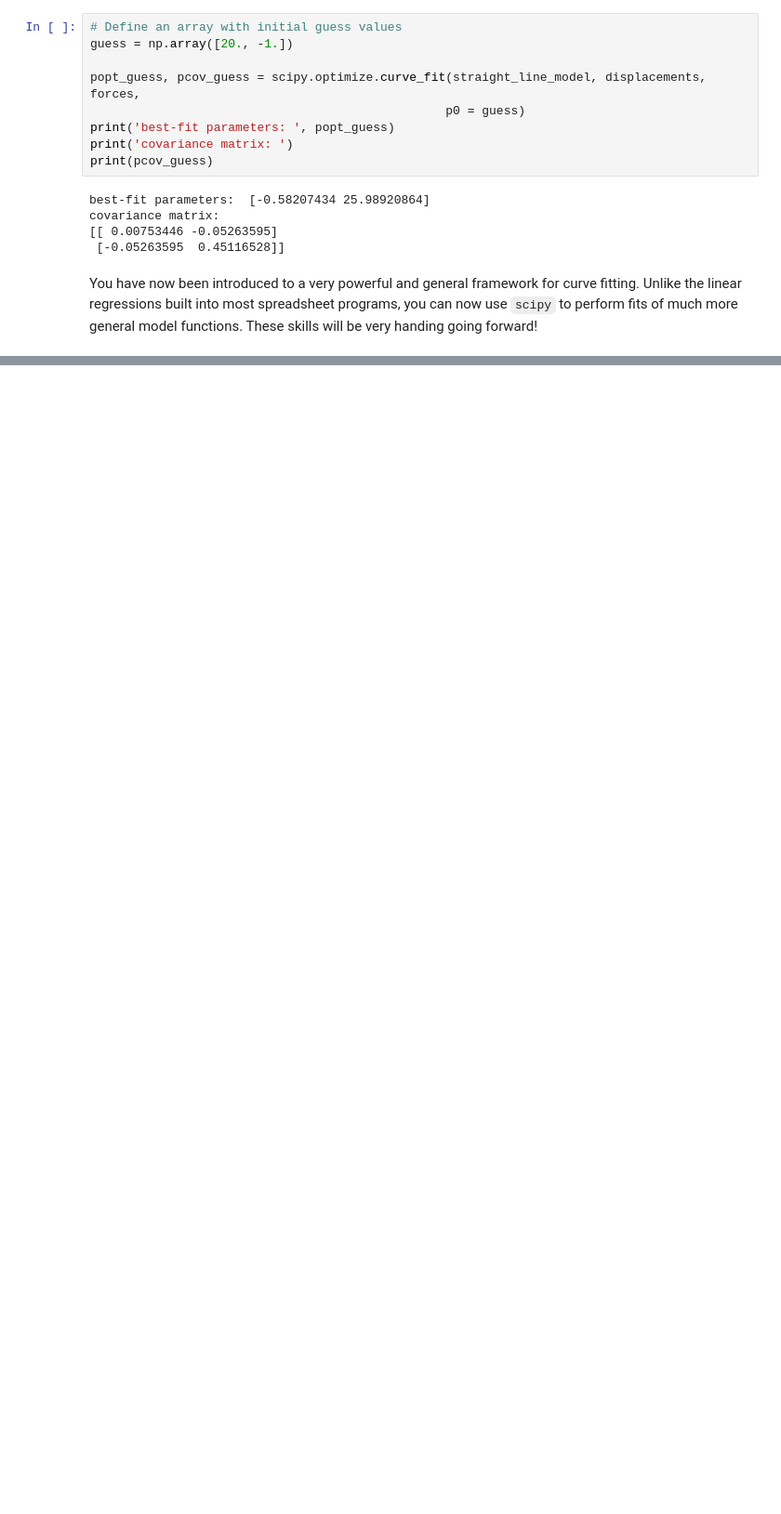
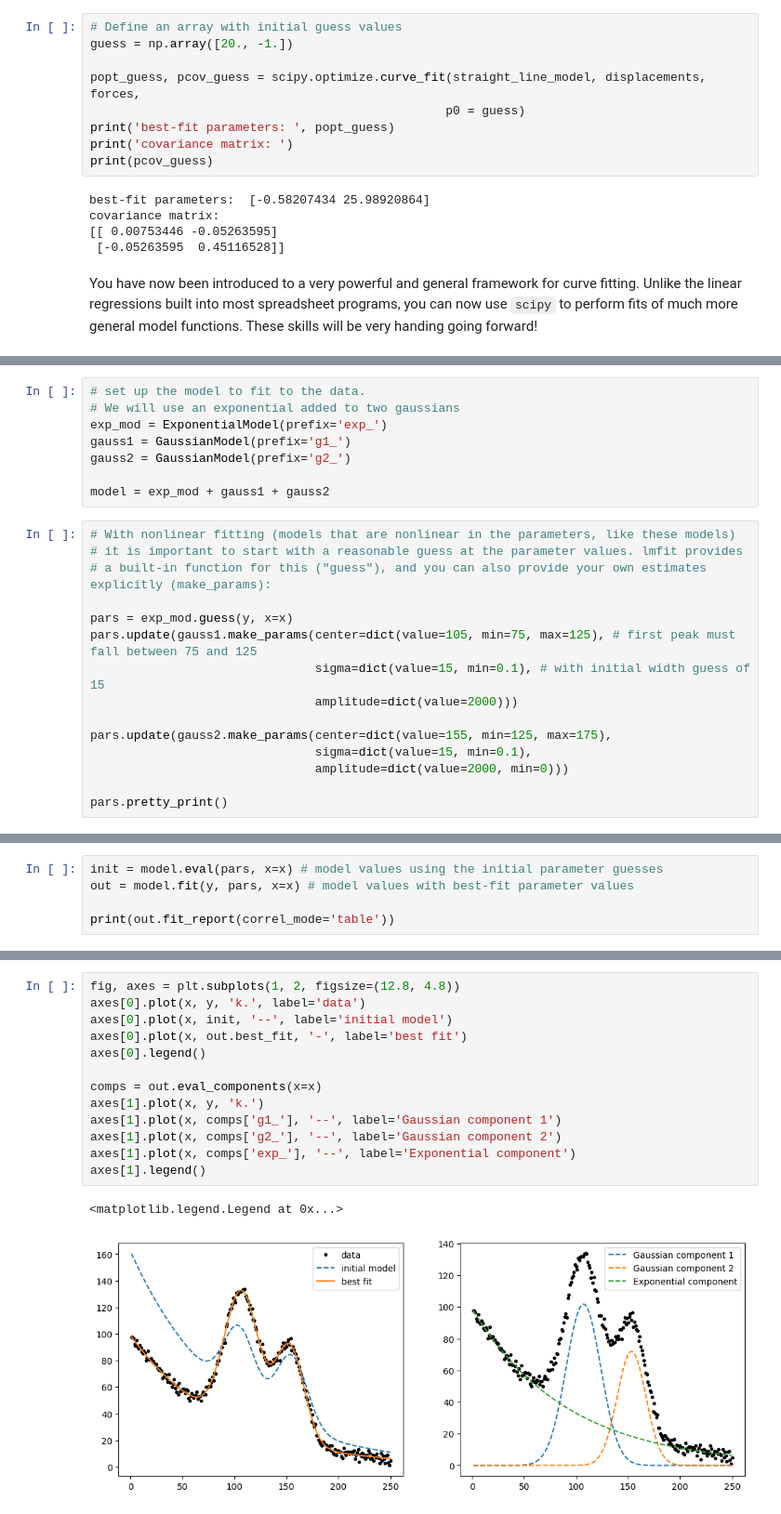
Before and after one commit to jbattat/SummerPython2025, a Jupyter notebook: Lesson_3__Intro_to_Model_Fitting.ipynb, the cells around one changed output, grey strips where cells are left out. Shown: that part at 93% size. Drawn from its saved outputs; the diff is of its cells as text; blank space fills up the shorter version.

Commit message:
lmfit

```diff
--- a/Lesson_3__Intro_to_Model_Fitting.ipynb
+++ b/Lesson_3__Intro_to_Model_Fitting.ipynb
@@ -345,0 +365,23 @@ You have now been introduced to a very powerful and general framework for curve
+# %%
+# set up the model to fit to the data.
+# We will use an exponential added to two gaussians
+exp_mod = ExponentialModel(prefix='exp_')
+gauss1 = GaussianModel(prefix='g1_')
+gauss2 = GaussianModel(prefix='g2_')
+
+model = exp_mod + gauss1 + gauss2
+# %%
+# With nonlinear fitting (models that are nonlinear in the parameters, like these models)
+# it is important to start with a reasonable guess at the parameter values. lmfit provides
+# a built-in function for this ("guess"), and you can also provide your own estimates explicitly (make_params):
+
+pars = exp_mod.guess(y, x=x)
+pars.update(gauss1.make_params(center=dict(value=105, min=75, max=125), # first peak must fall between 75 and 125
+                               sigma=dict(value=15, min=0.1), # with initial width guess of 15
+                               amplitude=dict(value=2000)))
+
+pars.update(gauss2.make_params(center=dict(value=155, min=125, max=175),
+                               sigma=dict(value=15, min=0.1),
+                               amplitude=dict(value=2000, min=0)))
+
+pars.pretty_print()
@@ -345,0 +424,5 @@ You have now been introduced to a very powerful and general framework for curve
+# %%
+init = model.eval(pars, x=x) # model values using the initial parameter guesses
+out = model.fit(y, pars, x=x) # model values with best-fit parameter values
+
+print(out.fit_report(correl_mode='table'))
@@ -345,0 +447,16 @@ You have now been introduced to a very powerful and general framework for curve
+# %%
+fig, axes = plt.subplots(1, 2, figsize=(12.8, 4.8))
+axes[0].plot(x, y, 'k.', label='data')
+axes[0].plot(x, init, '--', label='initial model')
+axes[0].plot(x, out.best_fit, '-', label='best fit')
+axes[0].legend()
+
+comps = out.eval_components(x=x)
+axes[1].plot(x, y, 'k.')
+axes[1].plot(x, comps['g1_'], '--', label='Gaussian component 1')
+axes[1].plot(x, comps['g2_'], '--', label='Gaussian component 2')
+axes[1].plot(x, comps['exp_'], '--', label='Exponential component')
+axes[1].legend()
+# %% [output]
+<matplotlib.legend.Legend at 0x...>
+[figure, added]
```
Also changed, not shown: parts of 12 cells of this notebook.
